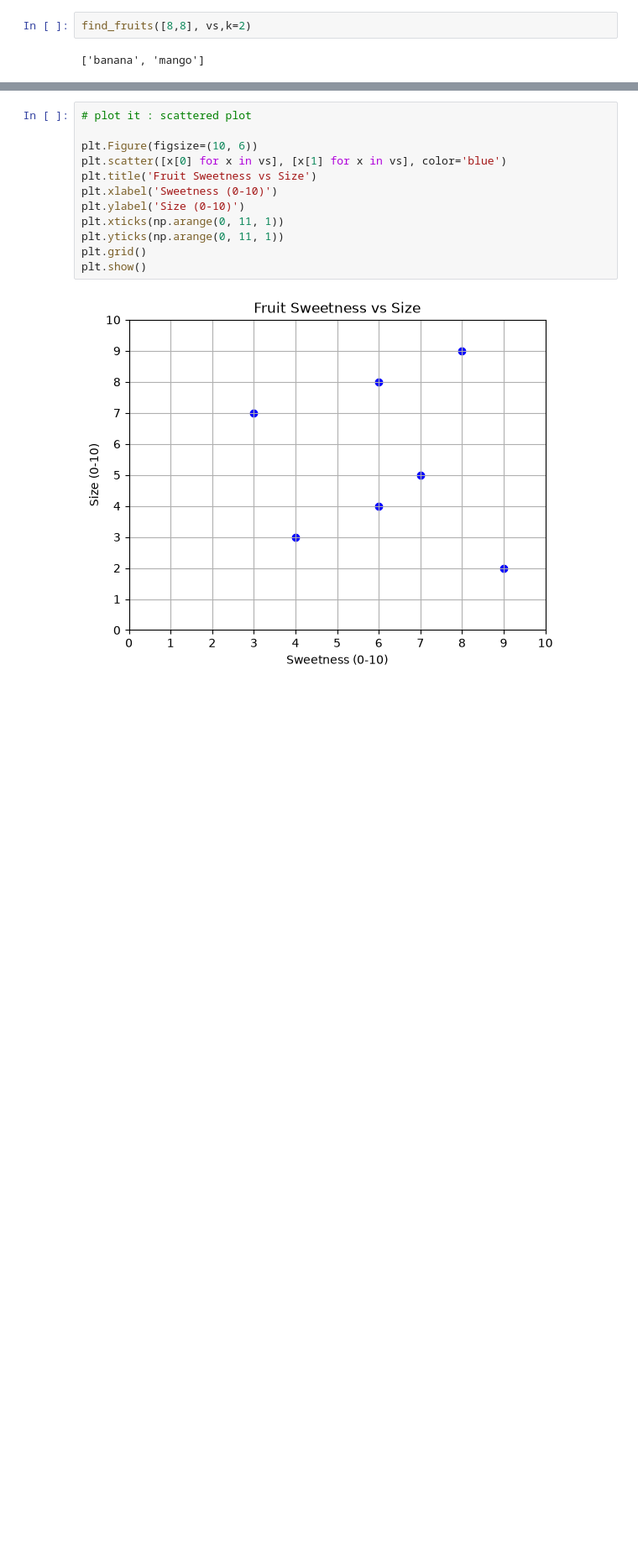
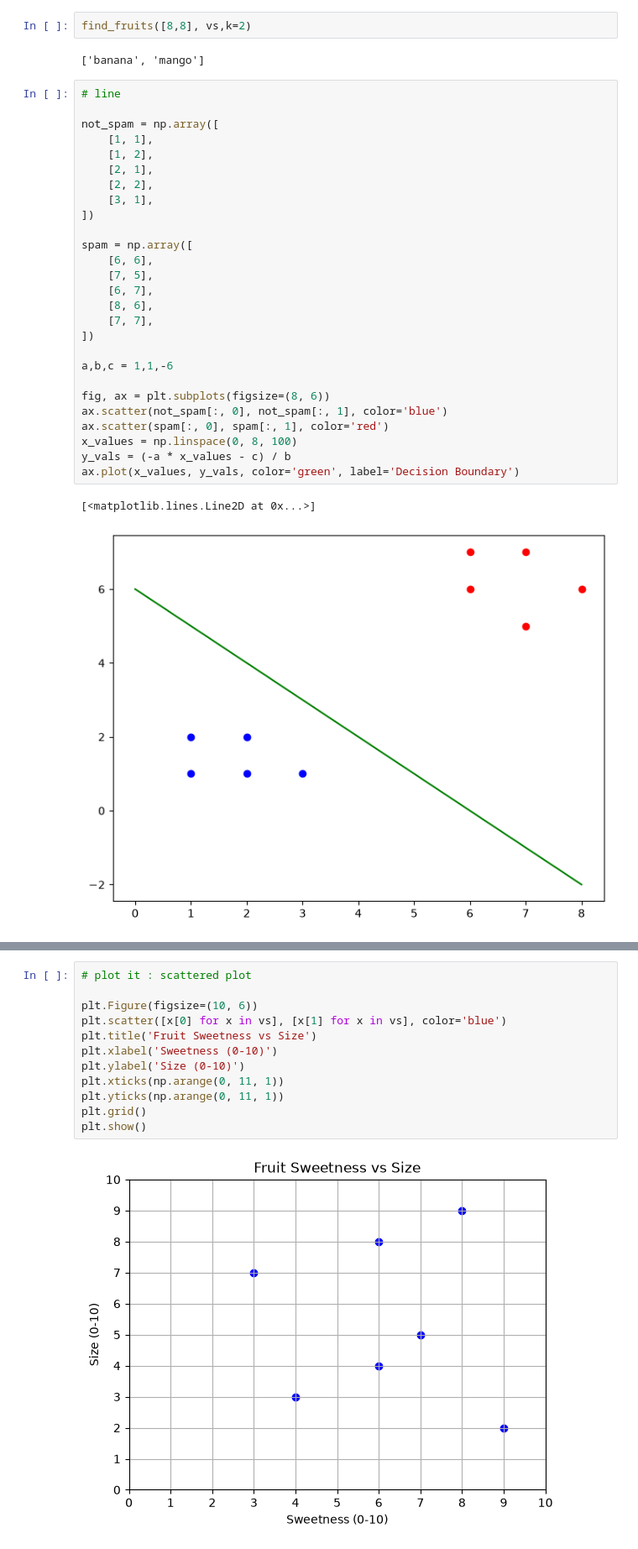
Before and after one commit to rahul8879/coding_ninja_genai, a Jupyter notebook: 07_math/session-01/la_basic.ipynb, the cells around one changed output, grey strips where cells are left out. Shown at 84% size. Cells and saved outputs as stored; diff of their text form; blank space fills up the shorter version.

```diff
--- a/07_math/session-01/la_basic.ipynb
+++ b/07_math/session-01/la_basic.ipynb
@@ -33,3 +33,33 @@ def find_fruits(new_fruits_vector,vs,k):
 find_fruits([8,8], vs,k=2)
 # %% [output]
 ['banana', 'mango']
+# %%
+# line
+
+not_spam = np.array([
+    [1, 1],
+    [1, 2],
+    [2, 1],
+    [2, 2],
+    [3, 1],
+])
+
+spam = np.array([
+    [6, 6],
+    [7, 5],
+    [6, 7],
+    [8, 6],
+    [7, 7],
+])
+
+a,b,c = 1,1,-6
+
+fig, ax = plt.subplots(figsize=(8, 6))
+ax.scatter(not_spam[:, 0], not_spam[:, 1], color='blue')
+ax.scatter(spam[:, 0], spam[:, 1], color='red')
+x_values = np.linspace(0, 8, 100)
+y_vals = (-a * x_values - c) / b
+ax.plot(x_values, y_vals, color='green', label='Decision Boundary')
+# %% [output]
+[<matplotlib.lines.Line2D at 0x...>]
+[figure, added]
```
Also changed, not shown: parts of 1 cell of this notebook.
